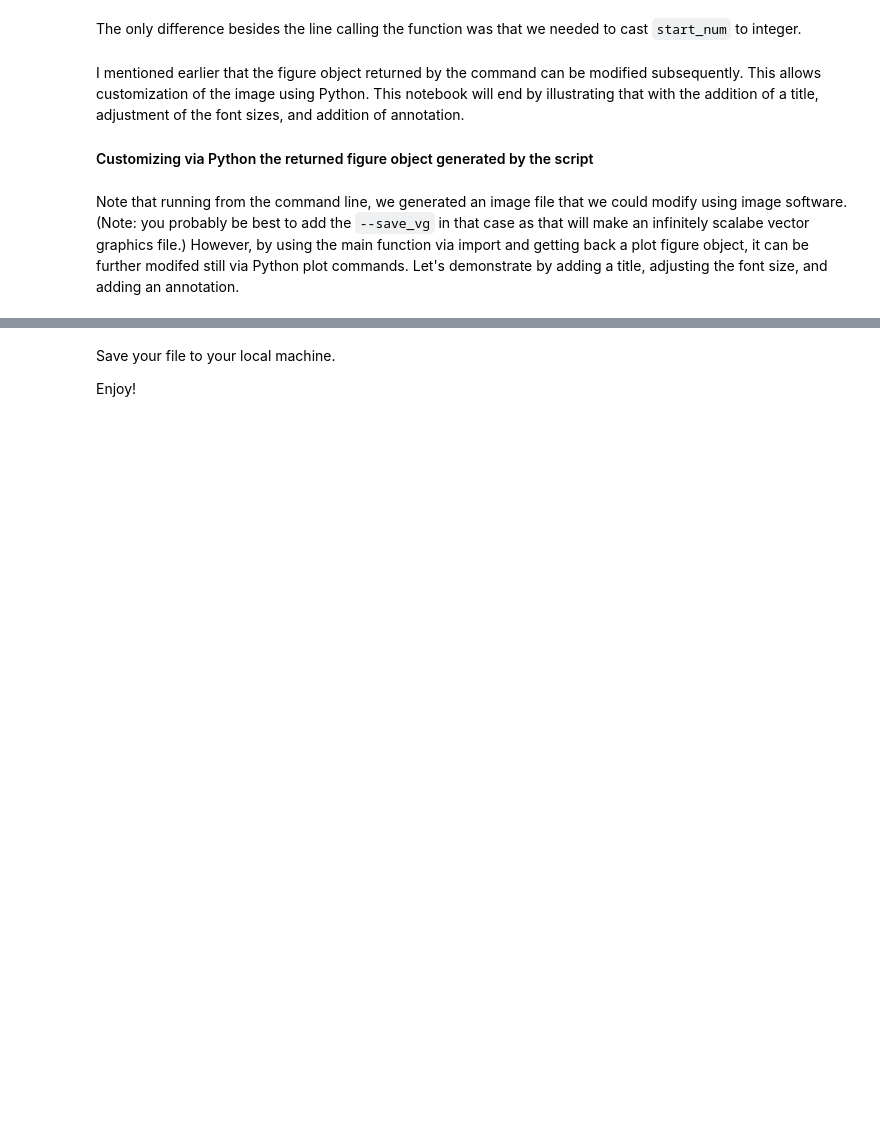
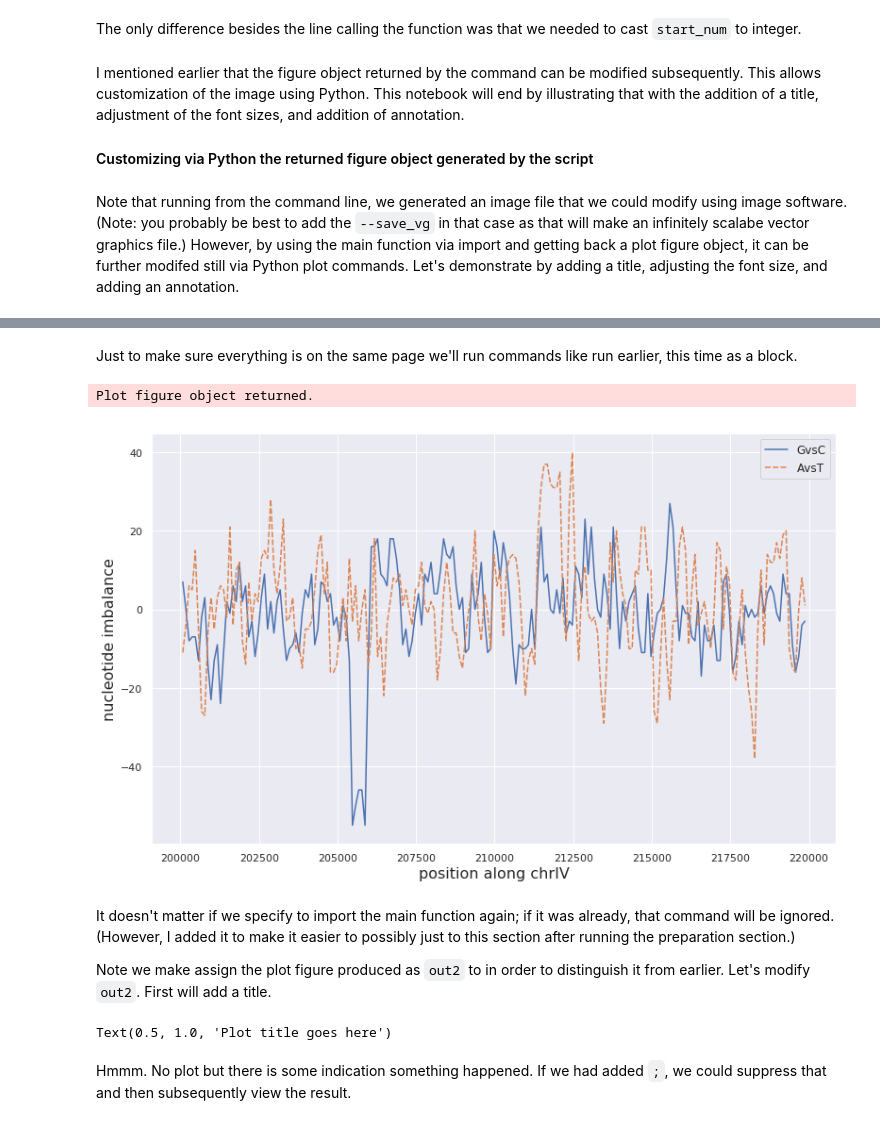
Before and after one commit to fomightez/cl_sq_demo-binder, a Jupyter notebook: notebooks/Demo of script to plot nt imbalance for sequence span.ipynb, the cells around one changed output, grey strips where cells are left out. Saved outputs shown, nothing was run; the diff lists cells and outputs as text; code cells hidden in the pictures; blank space fills up the shorter version.

```diff
--- a/notebooks/Demo of script to plot nt imbalance for sequence span.ipynb
+++ b/notebooks/Demo of script to plot nt imbalance for sequence span.ipynb
@@ -309,4 +238,20 @@ ACCCACCACA
-# %% [markdown]
-Save your file to your local machine.
-
-Enjoy!
+# %% [markdown]
+Just to make sure everything is on the same page we'll run commands like run earlier, this time as a block.
+# %%
+from nucleotide_difference_imbalance_plot_stylized_like_Figure_8_of_Morrill_et_al_2016 import nucleotide_difference_imbalance_plot_stylized_like_Figure_8_of_Morrill_et_al_2016
+out2 = nucleotide_difference_imbalance_plot_stylized_like_Figure_8_of_Morrill_et_al_2016("S288C_chrIV_200000-220000_genomic.fsa", "chrIV", 200000, return_fig=True)
+# %% [output]
+Plot figure object returned.
+[figure, added]
+# %% [markdown]
+It doesn't matter if we specify to import the main function again; if it was already, that command will be ignored. (However, I added it to make it easier to possibly just to this section after running the preparation section.)
+
+Note we make assign the plot figure produced as `out2` to in order to distinguish it from earlier. Let's modify `out2`.
+First will add a title.
+# %%
+# add a title.
+out2.set_title("Plot title goes here")
+# %% [output]
+Text(0.5, 1.0, 'Plot title goes here')
+# %% [markdown]
+Hmmm. No plot but there is some indication something happened.  If we had added `;`, we could suppress that and then subsequently view the result.
```
Also changed, not shown: parts of 33 cells of this notebook.
